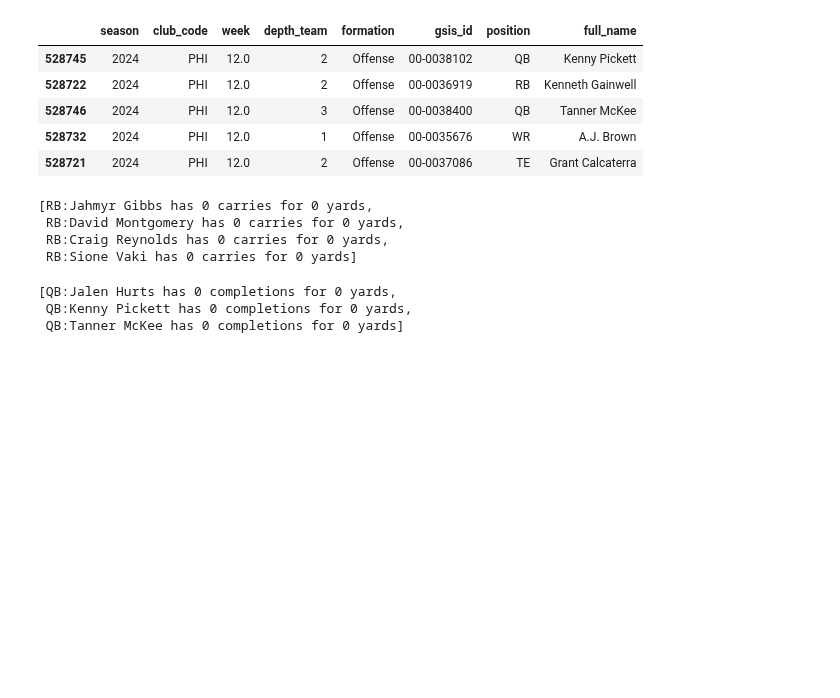
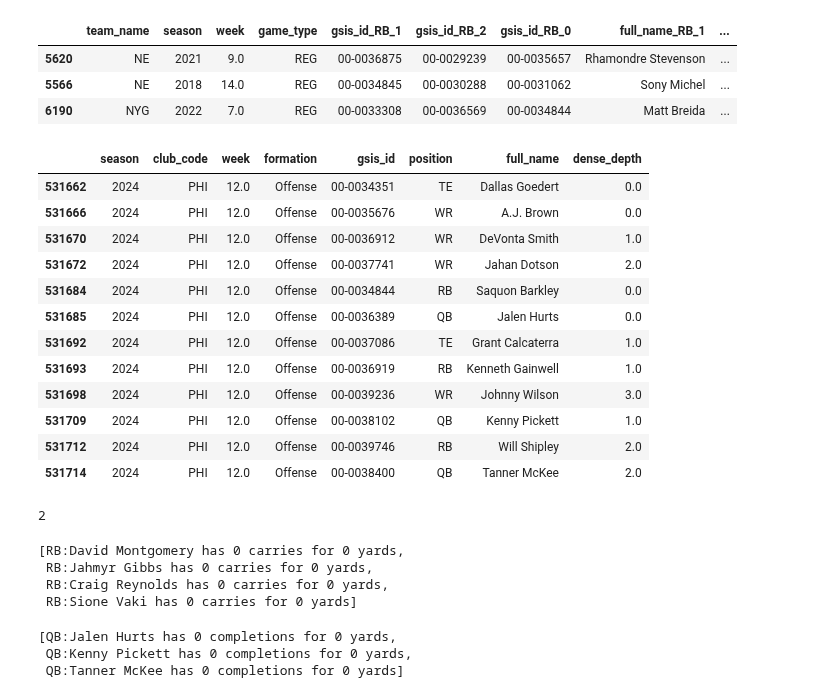
Before and after one commit to sharedw/NFL_sim, a Jupyter notebook: sim.ipynb, the cells around one changed output. Drawn from its saved outputs; the diff is of its cells as text; code cells hidden in the pictures; blank space fills up the shorter version.

```diff
--- a/sim.ipynb
+++ b/sim.ipynb
@@ -9,8 +9,16 @@ import joblib
 import numpy as np
 import pandas as pd
 players = pd.read_csv('C:/Github/nfl_sim/data/depth.csv',
-                      usecols=['season', 'club_code', 'week',  'depth_team','formation', 'gsis_id',
+                      usecols=['season', 'club_code', 'week',  'dense_depth','formation', 'gsis_id',
        'position', 'full_name'])
+rb_stats =  pd.read_csv('data/rb_stats.csv',index_col=0)
+# %%
+rb_stats.sample(3)
+# %% [output]
+|  | team_name | season | week | game_type | gsis_id_RB_1 | gsis_id_RB_2 | gsis_id_RB_0 | full_name_RB_1 | ... |
+| 5620 | NE | 2021 | 9.0 | REG | 00-0036875 | 00-0029239 | 00-0035657 | Rhamondre Stevenson | ... |
+| 5566 | NE | 2018 | 14.0 | REG | 00-0034845 | 00-0030288 | 00-0031062 | Sony Michel | ... |
+| 6190 | NYG | 2022 | 7.0 | REG | 00-0033308 | 00-0036569 | 00-0034844 | Matt Breida | ... |
 # %%
 class QB:
     def __init__(self, d):  # noqa: F811
@@ -29,6 +37,8 @@ class QB:
 class RB:
     def __init__(self, d):
         self.name = d["full_name"]
+        self.id = d["gsis_id"]
+        self.depth_team= int(d['dense_depth'])
         self.rush_yards = 0
         self.receiving_yards = 0
         self.targets = 0
@@ -43,6 +53,7 @@ class RB:
 class WR:
     def __init__(self, d):
         self.name = d["full_name"]
+        self.id = d["gsis_id"]
         self.rush_yards = 0
         self.receiving_yards = 0
         self.targets = 0
@@ -55,16 +66,6 @@ class WR:
 
 
 class Team:
-    def __init__(self, depth_chart: pd.DataFrame):
-        self.name = depth_chart["team"].iloc[0]
-        self.QB = QB(depth_chart)
-        self.RB = RB(depth_chart)
-        self.WR = WR(depth_chart)
-        self.score = 0
-        self.plays = 0
-
-
-class Team2:
     def __init__(self, name, season, week, use_current_injuries=False):
         self.name = name
         self.score = 0
@@ -81,6 +82,12 @@ class Team2:
         self.QBs = self.get_players_by_position("QB")
         self.RBs = self.get_players_by_position("RB")
         self.WRs = self.get_players_by_position("WR")
+        self.rb_stats = rb_stats.loc[
+            (rb_stats.team_name == name) & (rb_stats.season == season)
+        ]
+        self.rb_stats = self.rb_stats.loc[
+            (self.rb_stats.week == min(self.rb_stats.week.max(), week))
+        ].to_dict(orient='records')[0]
 
     def get_players_by_position(self, position):
         """Filter players by position and create player objects."""
@@ -97,21 +104,32 @@ class Team2:
                 players.append(QB(player_data))
         return players
 # %%
-vik = Team2('PHI',2024, 13)
-det = Team2('DET',2024, 13)
-vik.players.sample(5)
+vik = Team('PHI',2024, 13)
+det = Team('DET',2024, 13)
+vik.players
 # %% [output]
-|  | season | club_code | week | depth_team | formation | gsis_id | position | full_name |
-| 528745 | 2024 | PHI | 12.0 | 2 | Offense | 00-0038102 | QB | Kenny Pickett |
-| 528722 | 2024 | PHI | 12.0 | 2 | Offense | 00-0036919 | RB | Kenneth Gainwell |
-| 528746 | 2024 | PHI | 12.0 | 3 | Offense | 00-0038400 | QB | Tanner McKee |
-| 528732 | 2024 | PHI | 12.0 | 1 | Offense | 00-0035676 | WR | A.J. Brown |
-| 528721 | 2024 | PHI | 12.0 | 2 | Offense | 00-0037086 | TE | Grant Calcaterra |
+|  | season | club_code | week | formation | gsis_id | position | full_name | dense_depth |
+| 531662 | 2024 | PHI | 12.0 | Offense | 00-0034351 | TE | Dallas Goedert | 0.0 |
+| 531666 | 2024 | PHI | 12.0 | Offense | 00-0035676 | WR | A.J. Brown | 0.0 |
+| 531670 | 2024 | PHI | 12.0 | Offense | 00-0036912 | WR | DeVonta Smith | 1.0 |
+| 531672 | 2024 | PHI | 12.0 | Offense | 00-0037741 | WR | Jahan Dotson | 2.0 |
+| 531684 | 2024 | PHI | 12.0 | Offense | 00-0034844 | RB | Saquon Barkley | 0.0 |
+| 531685 | 2024 | PHI | 12.0 | Offense | 00-0036389 | QB | Jalen Hurts | 0.0 |
+| 531692 | 2024 | PHI | 12.0 | Offense | 00-0037086 | TE | Grant Calcaterra | 1.0 |
+| 531693 | 2024 | PHI | 12.0 | Offense | 00-0036919 | RB | Kenneth Gainwell | 1.0 |
+| 531698 | 2024 | PHI | 12.0 | Offense | 00-0039236 | WR | Johnny Wilson | 3.0 |
+| 531709 | 2024 | PHI | 12.0 | Offense | 00-0038102 | QB | Kenny Pickett | 1.0 |
+| 531712 | 2024 | PHI | 12.0 | Offense | 00-0039746 | RB | Will Shipley | 2.0 |
+| 531714 | 2024 | PHI | 12.0 | Offense | 00-0038400 | QB | Tanner McKee | 2.0 |
+# %%
+vik.RBs[2].depth_team
+# %% [output]
+2
 # %%
 det.RBs
 # %% [output]
-[RB:Jahmyr Gibbs has 0 carries for 0 yards,
- RB:David Montgomery has 0 carries for 0 yards,
+[RB:David Montgomery has 0 carries for 0 yards,
+ RB:Jahmyr Gibbs has 0 carries for 0 yards,
  RB:Craig Reynolds has 0 carries for 0 yards,
  RB:Sione Vaki has 0 carries for 0 yards]
 # %%
```
Also changed, not shown: parts of 11 cells of this notebook, 6 other files.
